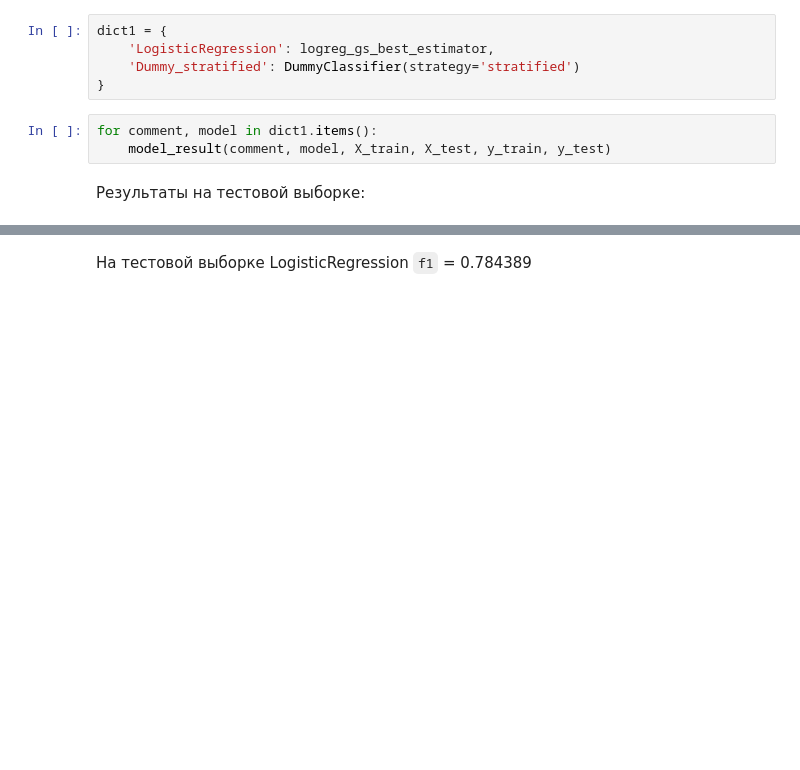
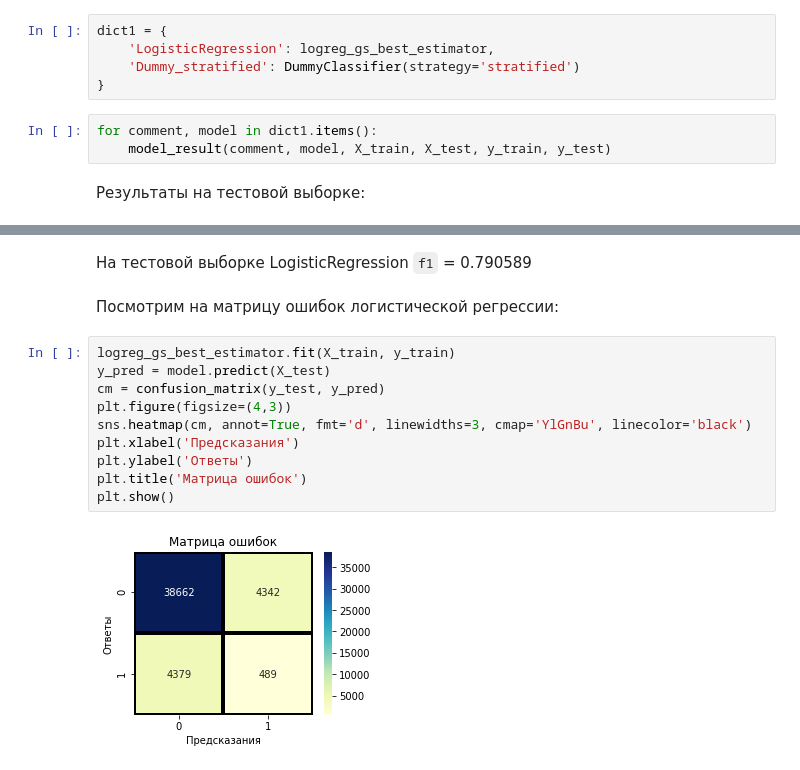
Before and after one commit to chusovalex/DataScienceProjects, a Jupyter notebook: project_11/project_11_toxic_comments.ipynb, the cells around one changed output, grey strips where cells are left out. Cells and saved outputs as stored; diff of their text form; blank space fills up the shorter version.

```diff
--- a/project_11/project_11_toxic_comments.ipynb
+++ b/project_11/project_11_toxic_comments.ipynb
@@ -414,2 +415,16 @@ results
 # %% [markdown]
-На тестовой выборке LogisticRegression `f1` = 0.784389
+На тестовой выборке LogisticRegression `f1` = 0.790589
+# %% [markdown]
+Посмотрим на матрицу ошибок логистической регрессии:
+# %%
+logreg_gs_best_estimator.fit(X_train, y_train)
+y_pred = model.predict(X_test)
+cm = confusion_matrix(y_test, y_pred)
+plt.figure(figsize=(4,3))
+sns.heatmap(cm, annot=True, fmt='d', linewidths=3, cmap='YlGnBu', linecolor='black')
+plt.xlabel('Предсказания')
+plt.ylabel('Ответы')
+plt.title('Матрица ошибок')
+plt.show()
+# %% [output]
+[figure, added]
```
Also changed, not shown: parts of 10 cells of this notebook.
